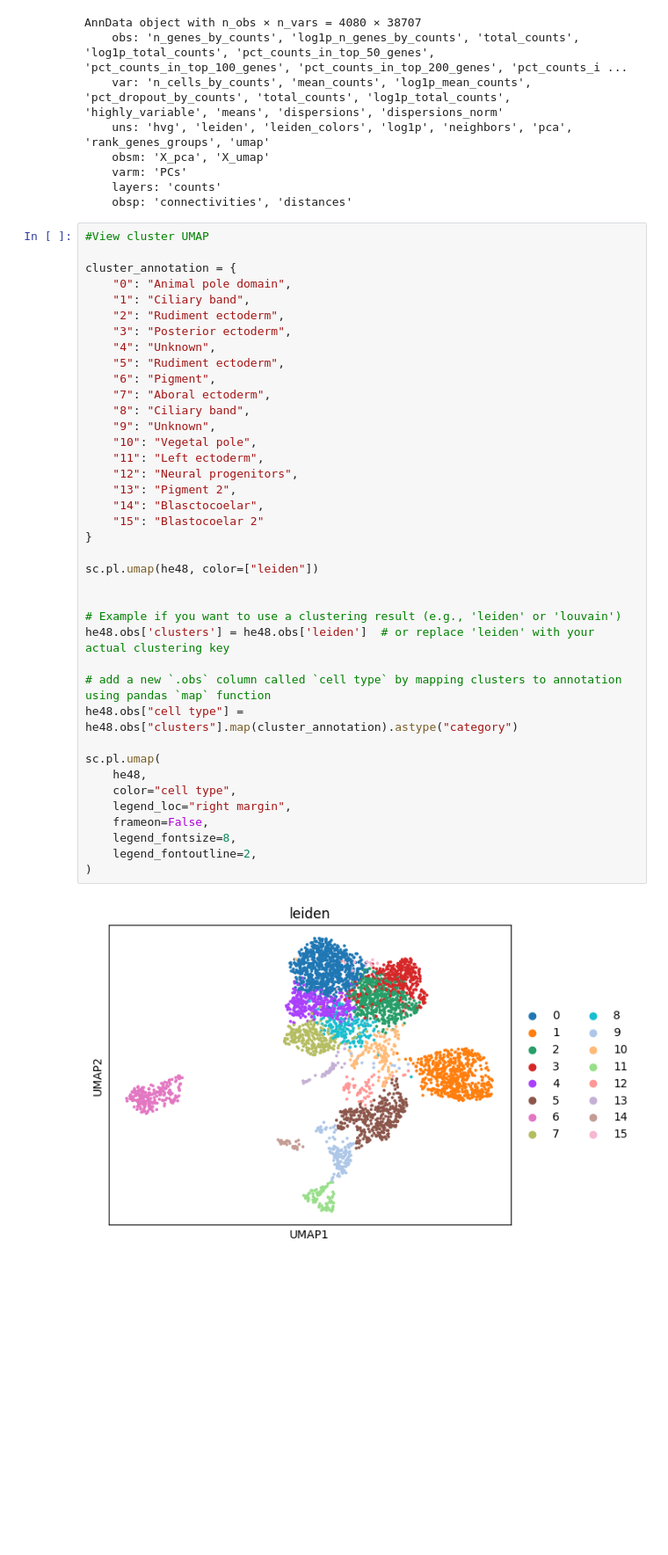
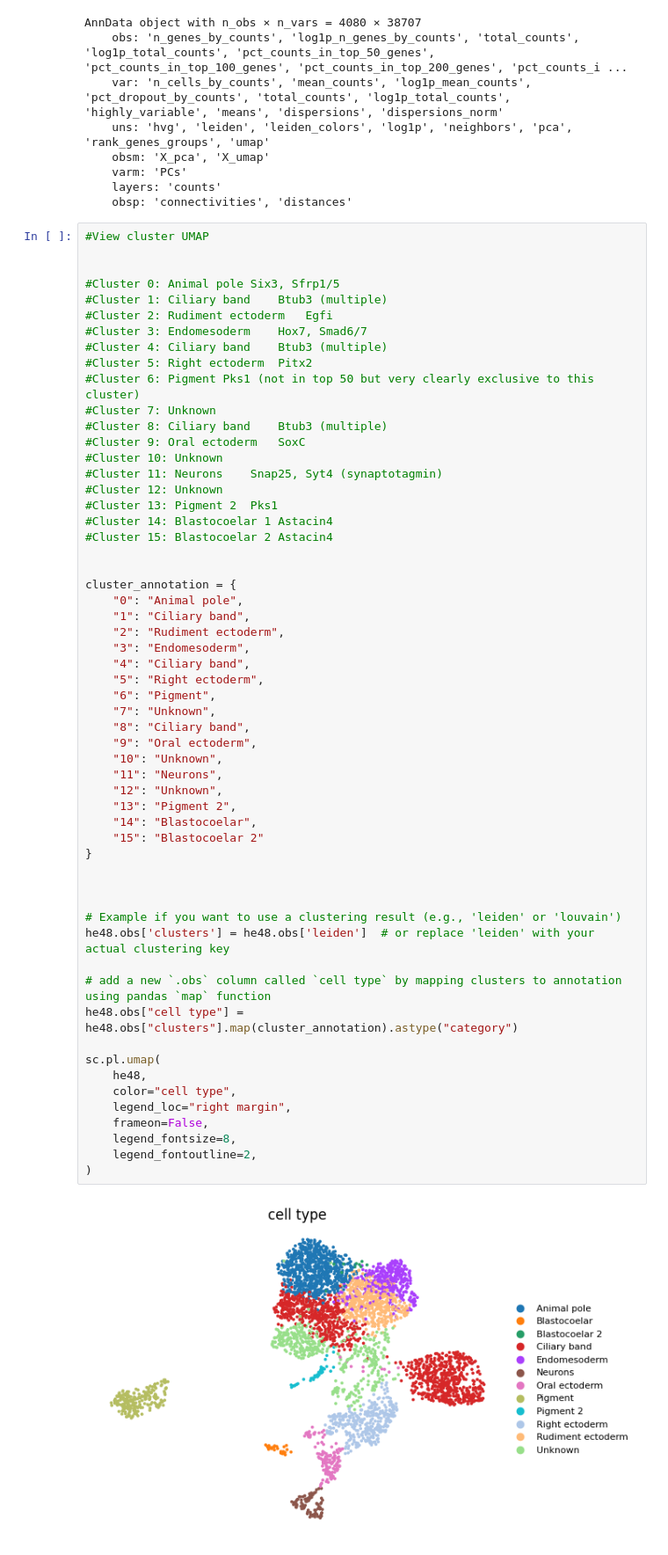
Before and after one commit to brennandmcdonald/bio265_project, a Jupyter notebook: Heidi.ipynb, the cells around one changed output. Shown at 88% size. Drawn from its saved outputs; the diff is of its cells as text; blank space fills up the shorter version.

```diff
--- a/Heidi.ipynb
+++ b/Heidi.ipynb
@@ -25,41 +25,59 @@ AnnData object with n_obs × n_vars = 4080 × 38707
 # %%
 #View cluster UMAP
 
+
+#Cluster 0: Animal pole	Six3, Sfrp1/5
+#Cluster 1: Ciliary band	Btub3 (multiple)
+#Cluster 2: Rudiment ectoderm	Egfi
+#Cluster 3: Endomesoderm	Hox7, Smad6/7
+#Cluster 4: Ciliary band	Btub3 (multiple)
+#Cluster 5: Right ectoderm	Pitx2
+#Cluster 6: Pigment	Pks1 (not in top 50 but very clearly exclusive to this cluster)
+#Cluster 7: Unknown
+#Cluster 8: Ciliary band	Btub3 (multiple)
+#Cluster 9: Oral ectoderm	SoxC
+#Cluster 10: Unknown
+#Cluster 11: Neurons	Snap25, Syt4 (synaptotagmin)
+#Cluster 12: Unknown
+#Cluster 13: Pigment 2	Pks1
+#Cluster 14: Blastocoelar 1	Astacin4
+#Cluster 15: Blastocoelar 2	Astacin4
+
+
 cluster_annotation = {
-    "0": "Animal pole domain",
+    "0": "Animal pole",
     "1": "Ciliary band",
     "2": "Rudiment ectoderm",
-    "3": "Posterior ectoderm",
-    "4": "Unknown",
-    "5": "Rudiment ectoderm",
+    "3": "Endomesoderm",
+    "4": "Ciliary band",
+    "5": "Right ectoderm",
     "6": "Pigment",
-    "7": "Aboral ectoderm",
+    "7": "Unknown",
     "8": "Ciliary band",
-    "9": "Unknown",
-    "10": "Vegetal pole",
-    "11": "Left ectoderm",
-    "12": "Neural progenitors",
+    "9": "Oral ectoderm",
+    "10": "Unknown",
+    "11": "Neurons",
+    "12": "Unknown",
     "13": "Pigment 2",
-    "14": "Blasctocoelar",
+    "14": "Blastocoelar",
     "15": "Blastocoelar 2"
 }
 
-sc.pl.umap(he48, color=["leiden"])
 
 
 # Example if you want to use a clustering result (e.g., 'leiden' or 'louvain')
 he48.obs['clusters'] = he48.obs['leiden']  # or replace 'leiden' with your actual clustering key
 
 # add a new `.obs` column called `cell type` by mapping clusters to annotation using pandas `map` function
 he48.obs["cell type"] = he48.obs["clusters"].map(cluster_annotation).astype("category")
 
 sc.pl.umap(
     he48,
     color="cell type",
     legend_loc="right margin",
     frameon=False,
     legend_fontsize=8,
     legend_fontoutline=2,
 )
 # %% [output]
-[figure, old version]
+[figure, new version]
```
Also changed, not shown: parts of 2 cells of this notebook.
